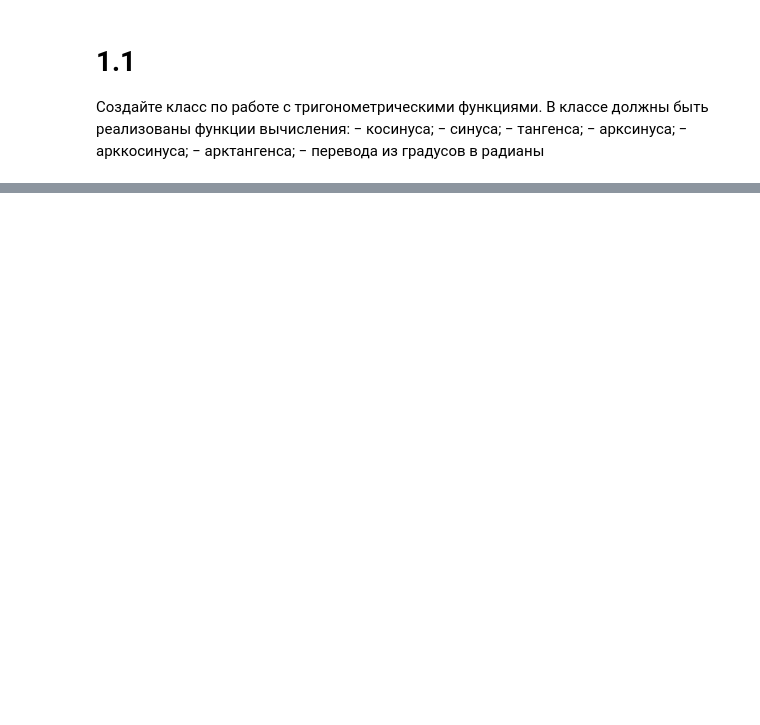
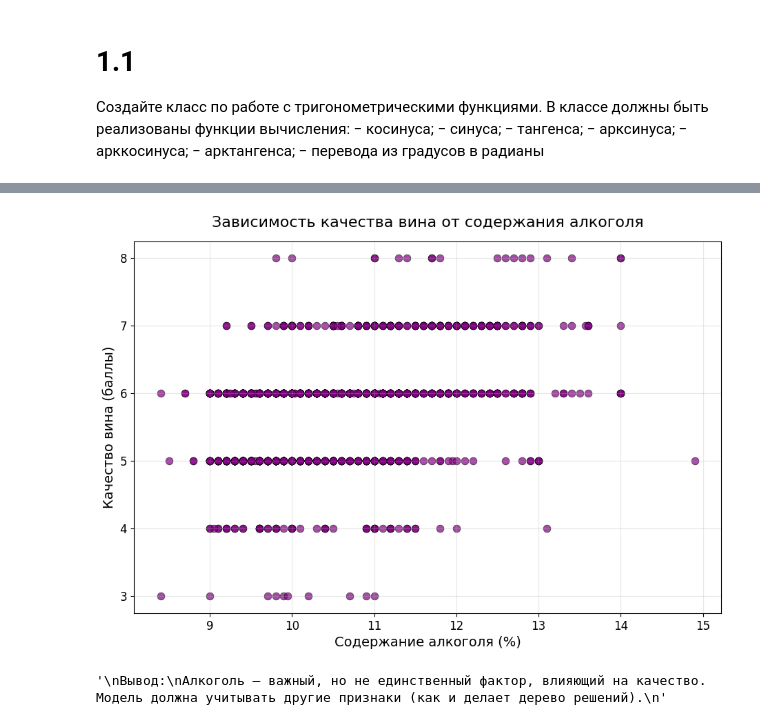
Before and after one commit to alx-ctf/university, a Jupyter notebook: homework_5.ipynb, the cells around one changed output, grey strips where cells are left out. Cells and saved outputs as stored; diff of their text form; code cells hidden in the pictures; blank space fills up the shorter version.

```diff
--- a/homework_5.ipynb
+++ b/homework_5.ipynb
@@ -337,0 +713,18 @@ Population_Driver_licence(%): 1346.8693
+# %%
+# 5. ГРАФИК 1 — Алкоголь vs Качество (как в тетради)
+plt.figure(figsize=(11,7))
+plt.scatter(df['alcohol'], df['quality'], alpha=0.7, color='purple', s=60, edgecolor='k', linewidth=0.5)
+plt.title('Зависимость качества вина от содержания алкоголя', fontsize=16, pad=15)
+plt.xlabel('Содержание алкоголя (%)', fontsize=14)
+plt.ylabel('Качество вина (баллы)', fontsize=14)
+plt.grid(True, alpha=0.3)
+plt.show()
+
+
+'''
+Вывод:
+Алкоголь — важный, но не единственный фактор, влияющий на качество. Модель должна учитывать другие признаки (как и делает дерево решений).
+'''
+# %% [output]
+[figure, added]
+'\nВывод:\nАлкоголь — важный, но не единственный фактор, влияющий на качество. Модель должна учитывать другие признаки (как и делает дерево решений).\n'
```
Also changed, not shown: parts of 17 cells of this notebook, 1 other file.
